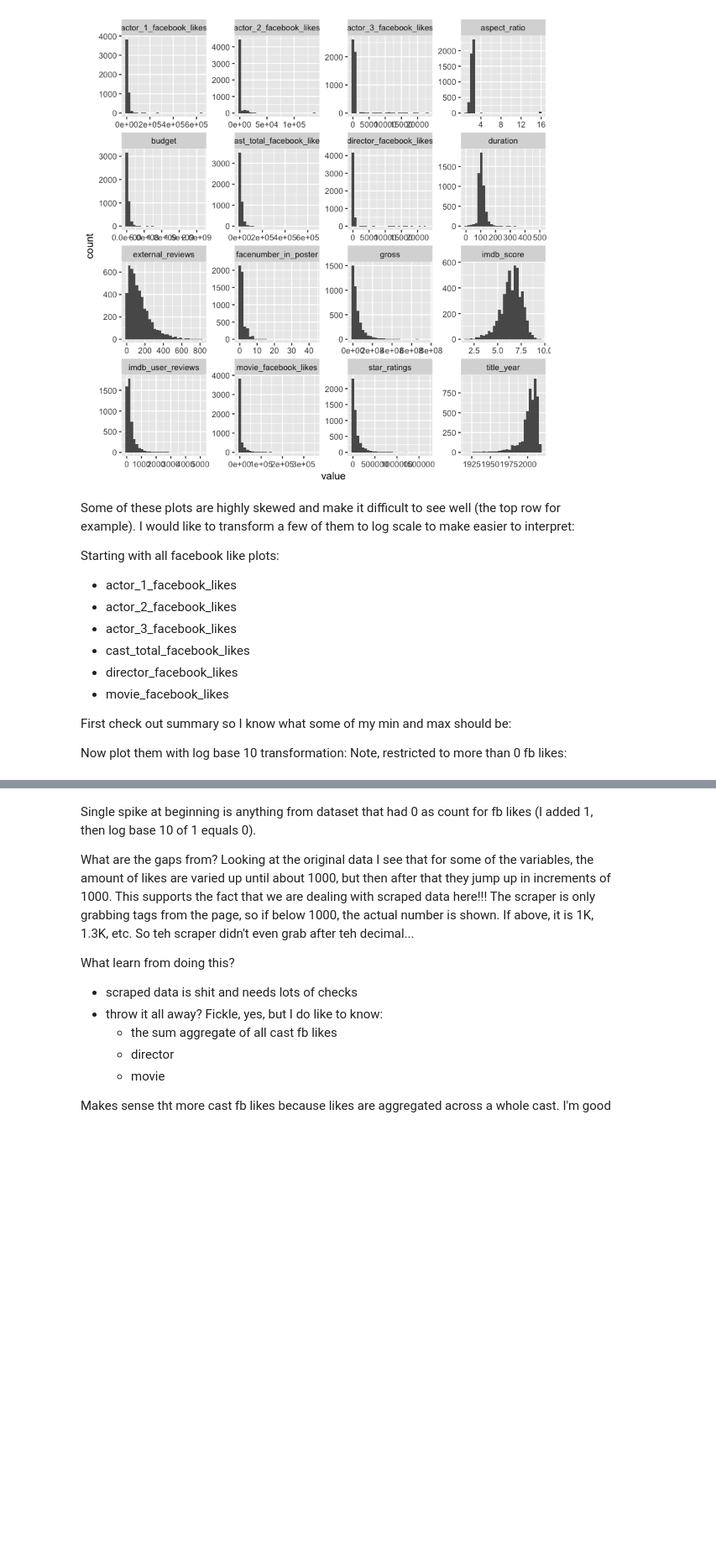
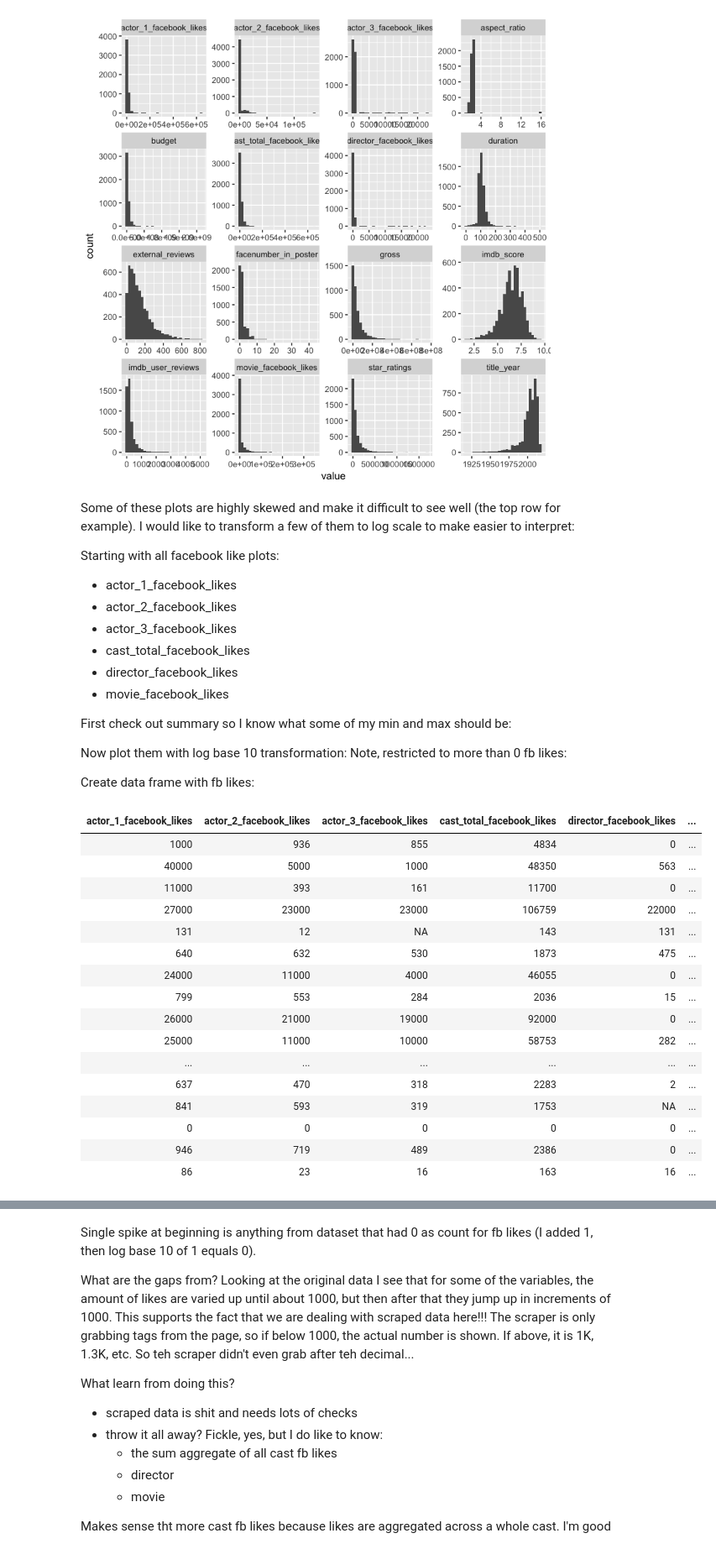
Before and after one commit to hichana/udacity, a Jupyter notebook: P4/PROJECT/movies_eda.ipynb, the cells around one changed output, grey strips where cells are left out. Shown at 84% size. Cells and saved outputs as stored; diff of their text form; code cells hidden in the pictures; blank space fills up the shorter version.

```diff
--- a/P4/PROJECT/movies_eda.ipynb
+++ b/P4/PROJECT/movies_eda.ipynb
@@ -297,4 +299,32 @@ Starting with all facebook like plots:
 First check out summary so I know what some of my min and max should be:
 
 Now plot them with log base 10 transformation: Note, restricted to more than 0 fb likes:
+
+Create data frame with fb likes:
+# %%
+movies_fb <- select(movies, actor_1_facebook_likes,
+                    actor_2_facebook_likes,
+                    actor_3_facebook_likes,
+                    cast_total_facebook_likes,
+                    director_facebook_likes,
+                    movie_facebook_likes)
+movies_fb
+# %% [output]
+| actor_1_facebook_likes | actor_2_facebook_likes | actor_3_facebook_likes | cast_total_facebook_likes | director_facebook_likes | ... |
+| 1000 | 936 | 855 | 4834 | 0 | ... |
+| 40000 | 5000 | 1000 | 48350 | 563 | ... |
+| 11000 | 393 | 161 | 11700 | 0 | ... |
+| 27000 | 23000 | 23000 | 106759 | 22000 | ... |
+| 131 | 12 | NA | 143 | 131 | ... |
+| 640 | 632 | 530 | 1873 | 475 | ... |
+| 24000 | 11000 | 4000 | 46055 | 0 | ... |
+| 799 | 553 | 284 | 2036 | 15 | ... |
+| 26000 | 21000 | 19000 | 92000 | 0 | ... |
+| 25000 | 11000 | 10000 | 58753 | 282 | ... |
+| ... | ... | ... | ... | ... | ... |
+| 637 | 470 | 318 | 2283 | 2 | ... |
+| 841 | 593 | 319 | 1753 | NA | ... |
+| 0 | 0 | 0 | 0 | 0 | ... |
+| 946 | 719 | 489 | 2386 | 0 | ... |
+| 86 | 23 | 16 | 163 | 16 | ... |
 # %%
```
Also changed, not shown: parts of 38 cells of this notebook, 1 other file.
